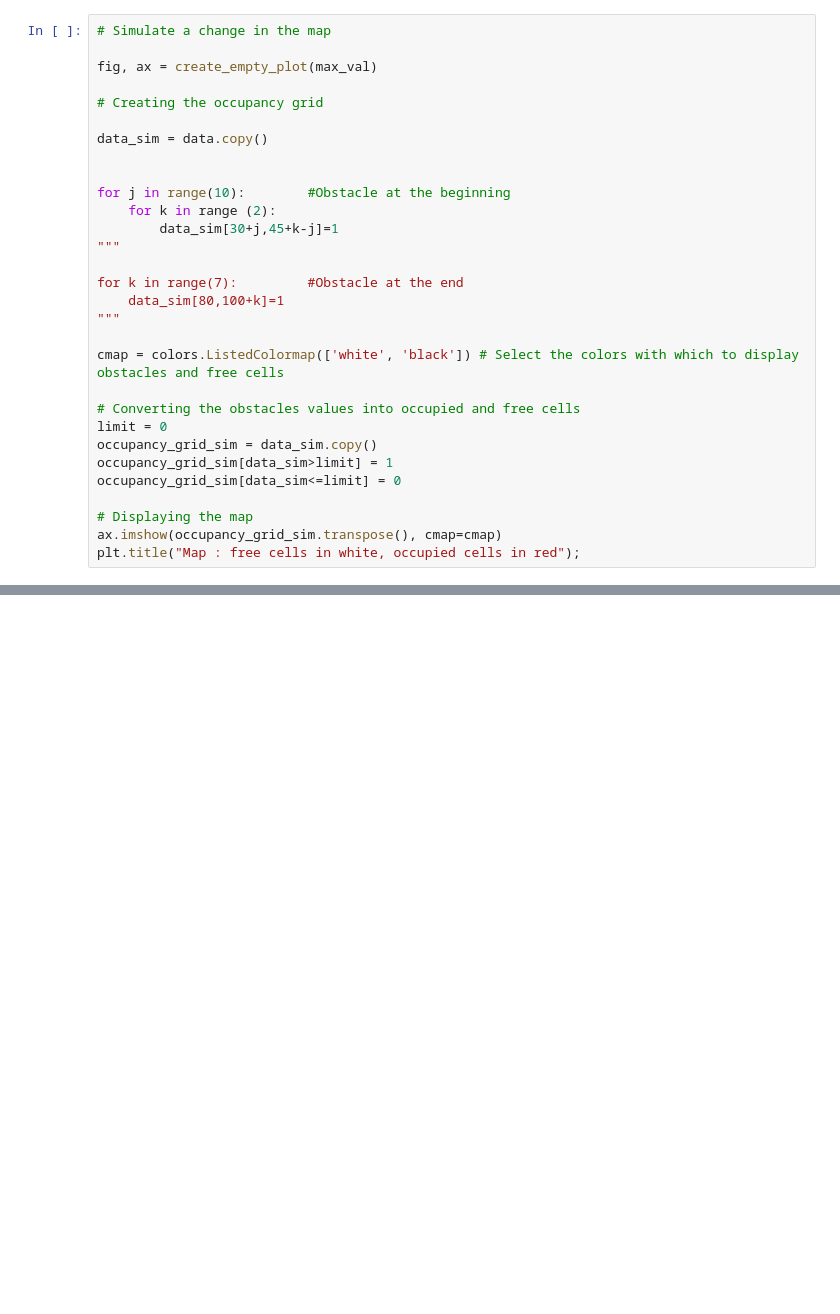
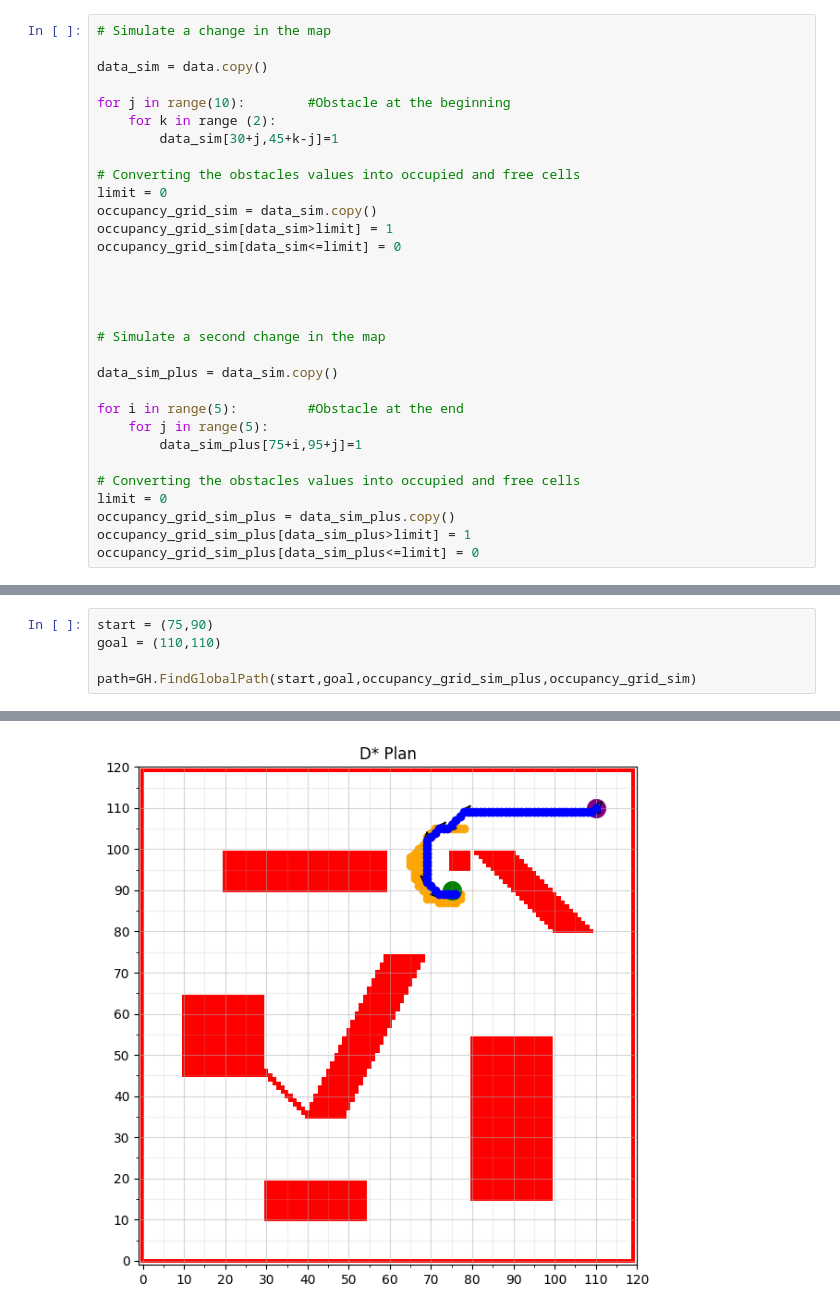
Before and after one commit to Alex0021/MOBR-Thymio-Time-Voyageurs, a Jupyter notebook: GlobalNav/Global_nav_DstarLite_opérationnel.ipynb, the cells around one changed output, grey strips where cells are left out. Cells and saved outputs as stored; diff of their text form; blank space fills up the shorter version.

```diff
--- a/GlobalNav/Global_nav_DstarLite_opérationnel.ipynb
+++ b/GlobalNav/Global_nav_DstarLite_opérationnel.ipynb
@@ -344,23 +114,11 @@ for i in range(len(path[0])-1):
 # %%
 # Simulate a change in the map
 
-fig, ax = create_empty_plot(max_val)
-
-# Creating the occupancy grid
-
 data_sim = data.copy()
-
 
 for j in range(10):        #Obstacle at the beginning
     for k in range (2):
         data_sim[30+j,45+k-j]=1
-"""
-
-for k in range(7):         #Obstacle at the end
-    data_sim[80,100+k]=1
-"""
-
-cmap = colors.ListedColormap(['white', 'black']) # Select the colors with which to display obstacles and free cells
 
 # Converting the obstacles values into occupied and free cells
 limit = 0
@@ -368,6 +126,19 @@ occupancy_grid_sim = data_sim.copy()
 occupancy_grid_sim[data_sim>limit] = 1
 occupancy_grid_sim[data_sim<=limit] = 0
 
-# Displaying the map
-ax.imshow(occupancy_grid_sim.transpose(), cmap=cmap)
-plt.title("Map : free cells in white, occupied cells in red");
+
+
+
+# Simulate a second change in the map
+
+data_sim_plus = data_sim.copy()
+
+for i in range(5):         #Obstacle at the end
+    for j in range(5):
+        data_sim_plus[75+i,95+j]=1
+
+# Converting the obstacles values into occupied and free cells
+limit = 0
+occupancy_grid_sim_plus = data_sim_plus.copy()
+occupancy_grid_sim_plus[data_sim_plus>limit] = 1
+occupancy_grid_sim_plus[data_sim_plus<=limit] = 0
@@ -569,0 +178,6 @@ Key((85,110))
+# %%
+start = (75,90)
+goal = (110,110)
+
+path=GH.FindGlobalPath(start,goal,occupancy_grid_sim_plus,occupancy_grid_sim)
+# %% [output]
@@ -569,0 +188 @@ Key((85,110))
+[figure, added]
```
Also changed, not shown: parts of 22 cells of this notebook.
